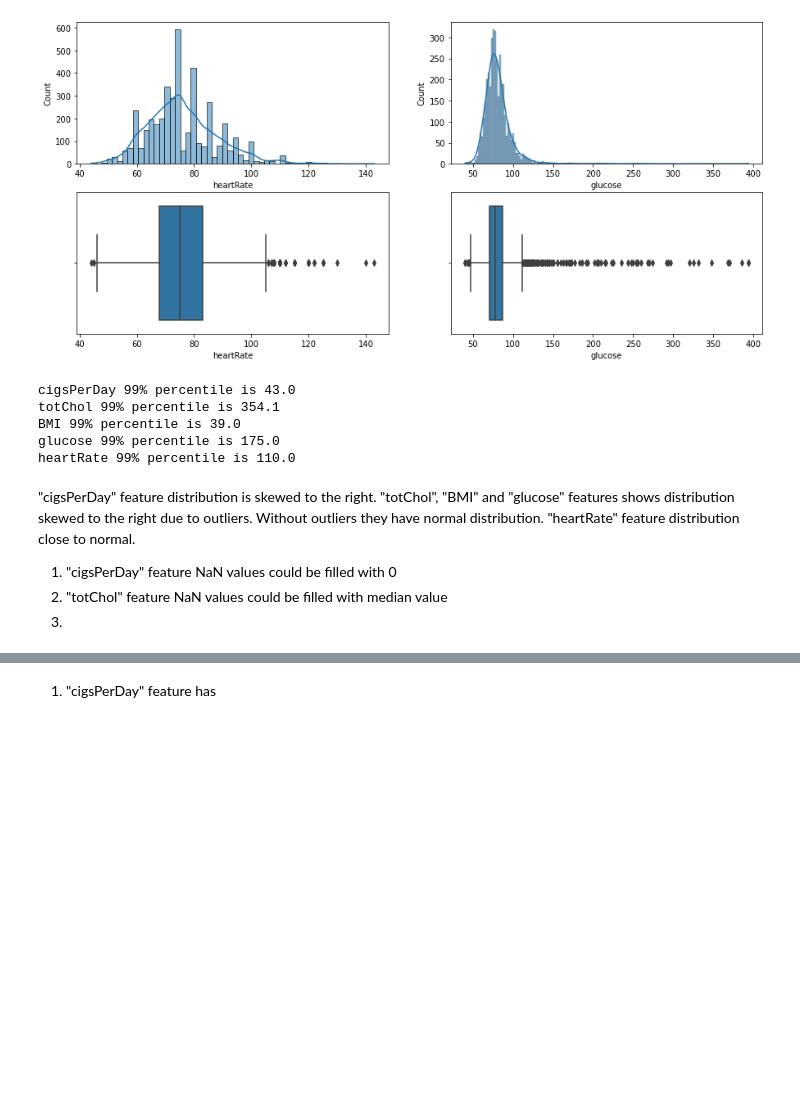
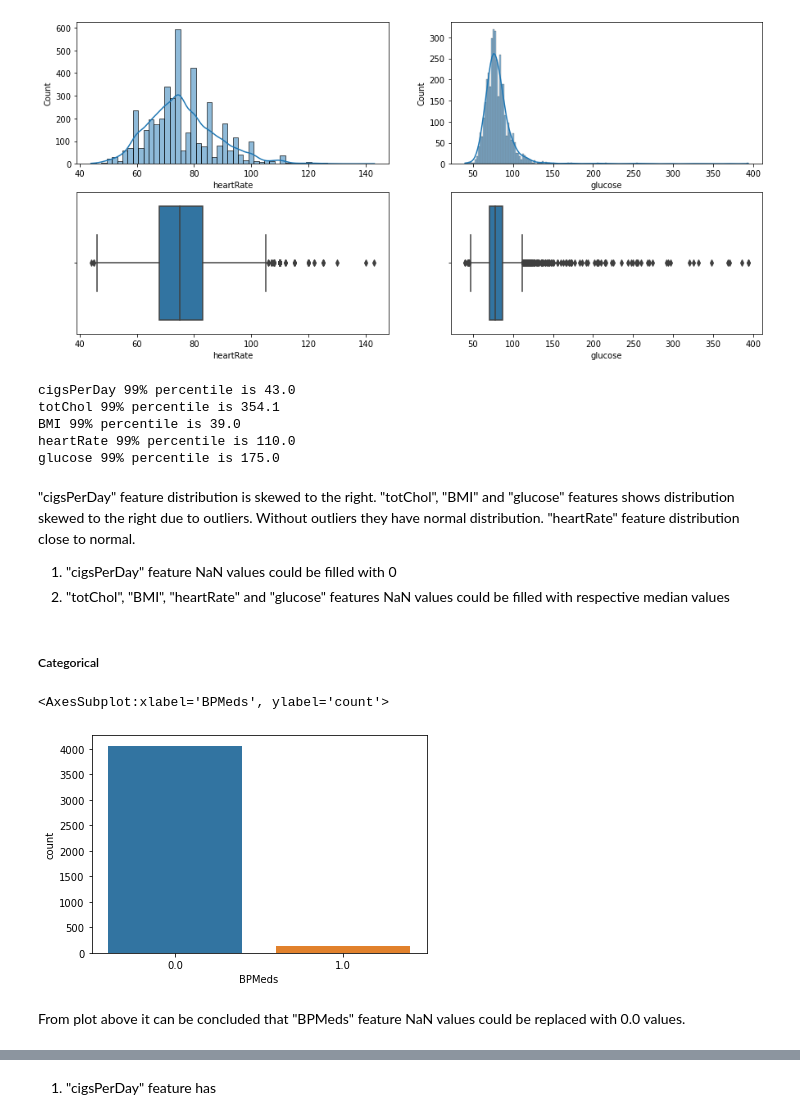
Before and after one commit to DZorikhin/heart-desease-pred, a Jupyter notebook: heart-desease-prediction.ipynb, the cells around one changed output, grey strips where cells are left out. Drawn from its saved outputs; the diff is of its cells as text; code cells hidden in the pictures; blank space fills up the shorter version.

```diff
--- a/heart-desease-prediction.ipynb
+++ b/heart-desease-prediction.ipynb
@@ -41,3 +43,5 @@ df.head()
+# %%
+df.drop(columns=['education'], inplace=True)
 # %%
 numerical = [
     'age', 'cigsPerDay', 'totChol', 'sysBP',
@@ -108,7 +113,7 @@ sns.boxplot(data=df, x="glucose", ax=axes[1, 1])
 <AxesSubplot:xlabel='glucose'>
 [figure]
 # %%
-features_with_nan = ['cigsPerDay', 'totChol', 'BMI', 'glucose', 'heartRate']
+features_with_nan = ['cigsPerDay', 'totChol', 'BMI', 'heartRate', 'glucose']
 for feature in features_with_nan:
     perc_99 = np.percentile(df[feature].values[~np.isnan(df[feature].values)], 99)
     print(f'{feature} 99% percentile is {perc_99:.1f}')
@@ -116,12 +121,26 @@ for feature in features_with_nan:
 cigsPerDay 99% percentile is 43.0
 totChol 99% percentile is 354.1
 BMI 99% percentile is 39.0
+heartRate 99% percentile is 110.0
 glucose 99% percentile is 175.0
-heartRate 99% percentile is 110.0
 # %% [markdown]
 "cigsPerDay" feature distribution is skewed to the right.
 "totChol", "BMI" and "glucose" features shows distribution skewed to the right due to outliers. Without outliers they have normal distribution.
 "heartRate" feature distribution close to normal.
 1. "cigsPerDay" feature NaN values could be filled with 0
-2. "totChol" feature NaN values could be filled with median value
-3.
+2. "totChol", "BMI", "heartRate" and "glucose" features NaN values could be filled with respective median values
+# %%
+df['cigsPerDay'] = df['cigsPerDay'].fillna(0)
+df['totChol'].fillna(value=df['totChol'].median(), inplace=True)
+df['BMI'].fillna(value=df['BMI'].median(), inplace=True)
+df['heartRate'].fillna(value=df['heartRate'].median(), inplace=True)
+df['glucose'].fillna(value=df['glucose'].median(), inplace=True)
+# %% [markdown]
+##### Categorical
+# %%
+sns.countplot(x='BPMeds', data=df)
+# %% [output]
+<AxesSubplot:xlabel='BPMeds', ylabel='count'>
+[figure, added]
+# %% [markdown]
+From plot above it can be concluded that "BPMeds" feature NaN values could be replaced with 0.0 values.
```
Also changed, not shown: parts of 15 cells of this notebook.
